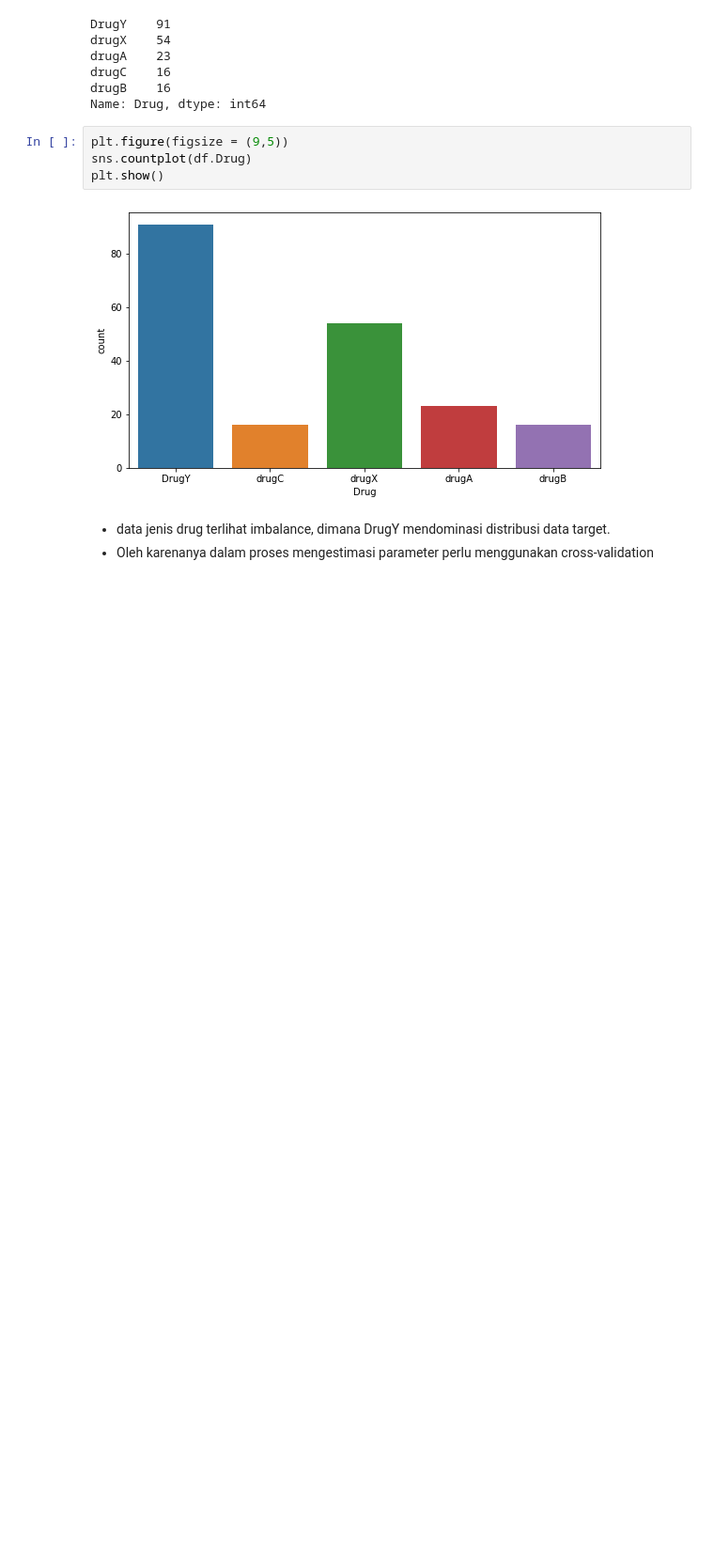
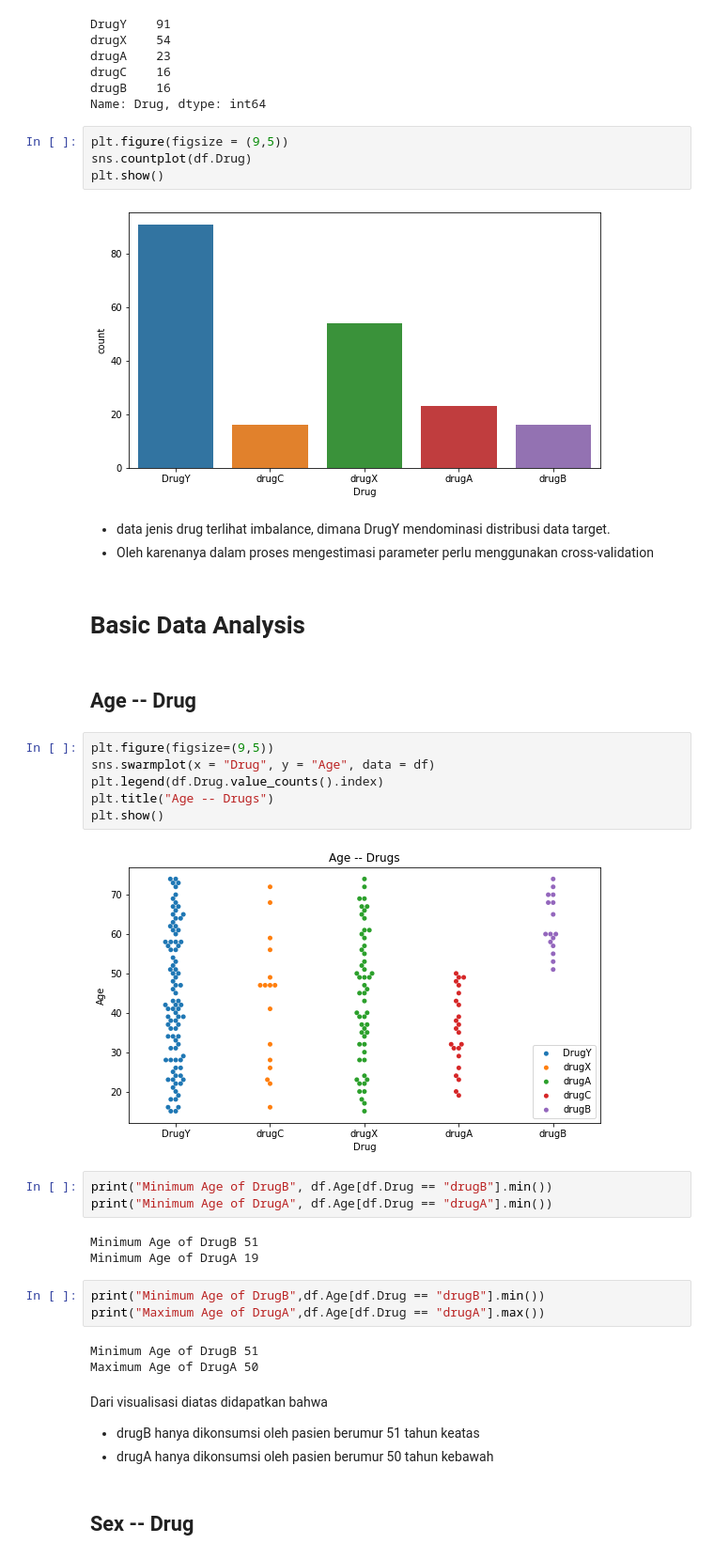
Before and after one commit to elhafizh/ai-drug-prediction, a Jupyter notebook: drug-classification.ipynb, the cells around one changed output. Shown: that part at 94% size. Cells and saved outputs as stored; diff of their text form; blank space fills up the shorter version.

```diff
--- a/drug-classification.ipynb
+++ b/drug-classification.ipynb
@@ -170,3 +183,33 @@ plt.show()
 # %% [markdown]
 - data jenis drug terlihat imbalance, dimana DrugY mendominasi distribusi data target.
 - Oleh karenanya dalam proses mengestimasi parameter perlu menggunakan cross-validation
+# %% [markdown]
+# Basic Data Analysis
+# %% [markdown]
+## Age -- Drug
+# %%
+plt.figure(figsize=(9,5))
+sns.swarmplot(x = "Drug", y = "Age", data = df)
+plt.legend(df.Drug.value_counts().index)
+plt.title("Age -- Drugs")
+plt.show()
+# %% [output]
+[figure, added]
+# %%
+print("Minimum Age of DrugB", df.Age[df.Drug == "drugB"].min())
+print("Minimum Age of DrugA", df.Age[df.Drug == "drugA"].min())
+# %% [output]
+Minimum Age of DrugB 51
+Minimum Age of DrugA 19
+# %%
+print("Minimum Age of DrugB",df.Age[df.Drug == "drugB"].min())
+print("Maximum Age of DrugA",df.Age[df.Drug == "drugA"].max())
+# %% [output]
+Minimum Age of DrugB 51
+Maximum Age of DrugA 50
+# %% [markdown]
+Dari visualisasi diatas didapatkan bahwa
+- drugB hanya dikonsumsi oleh pasien berumur 51 tahun keatas
+- drugA hanya dikonsumsi oleh pasien berumur 50 tahun kebawah
+# %% [markdown]
+## Sex -- Drug
```
Also changed, not shown: parts of 39 cells of this notebook, 2 other files.
